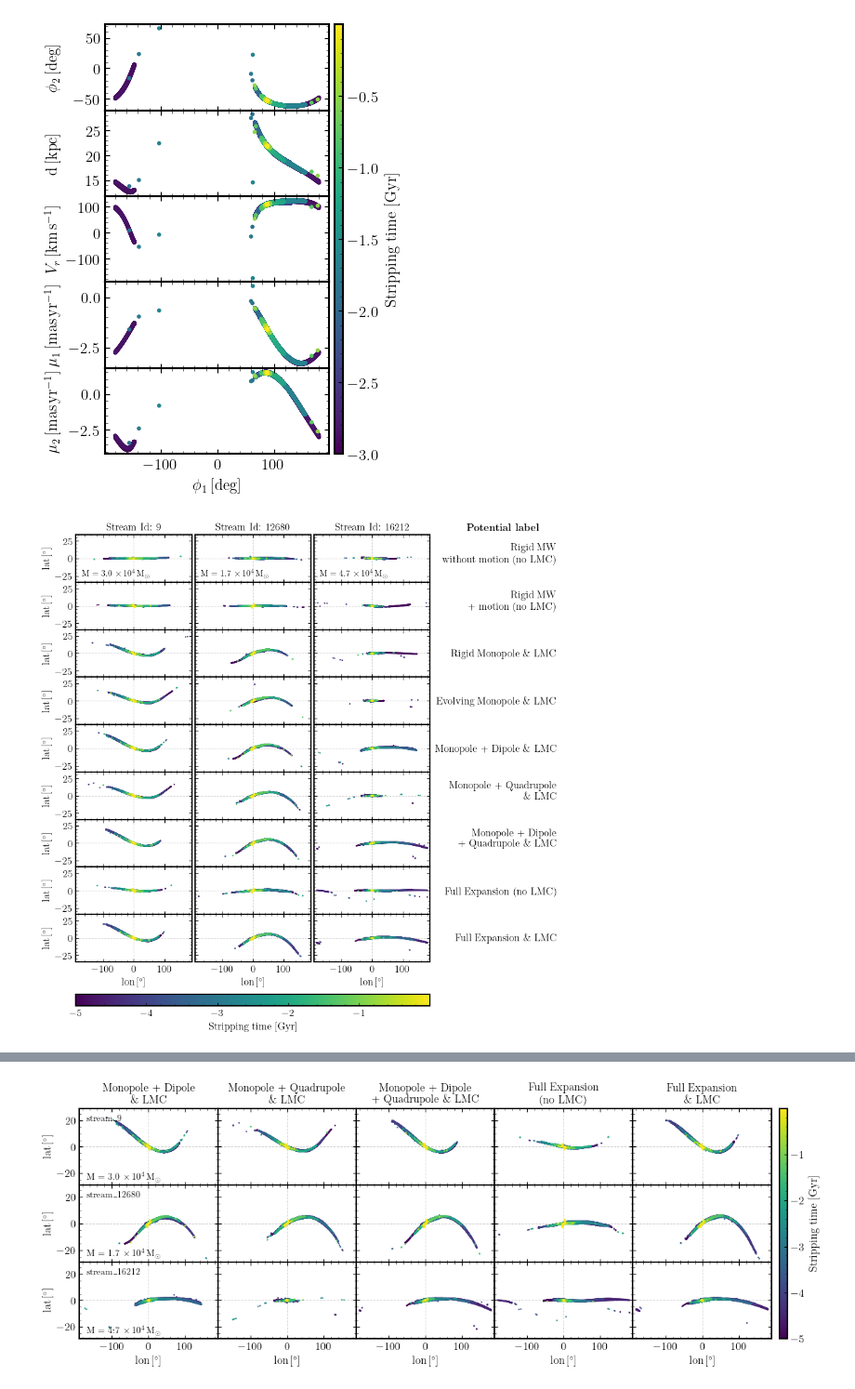
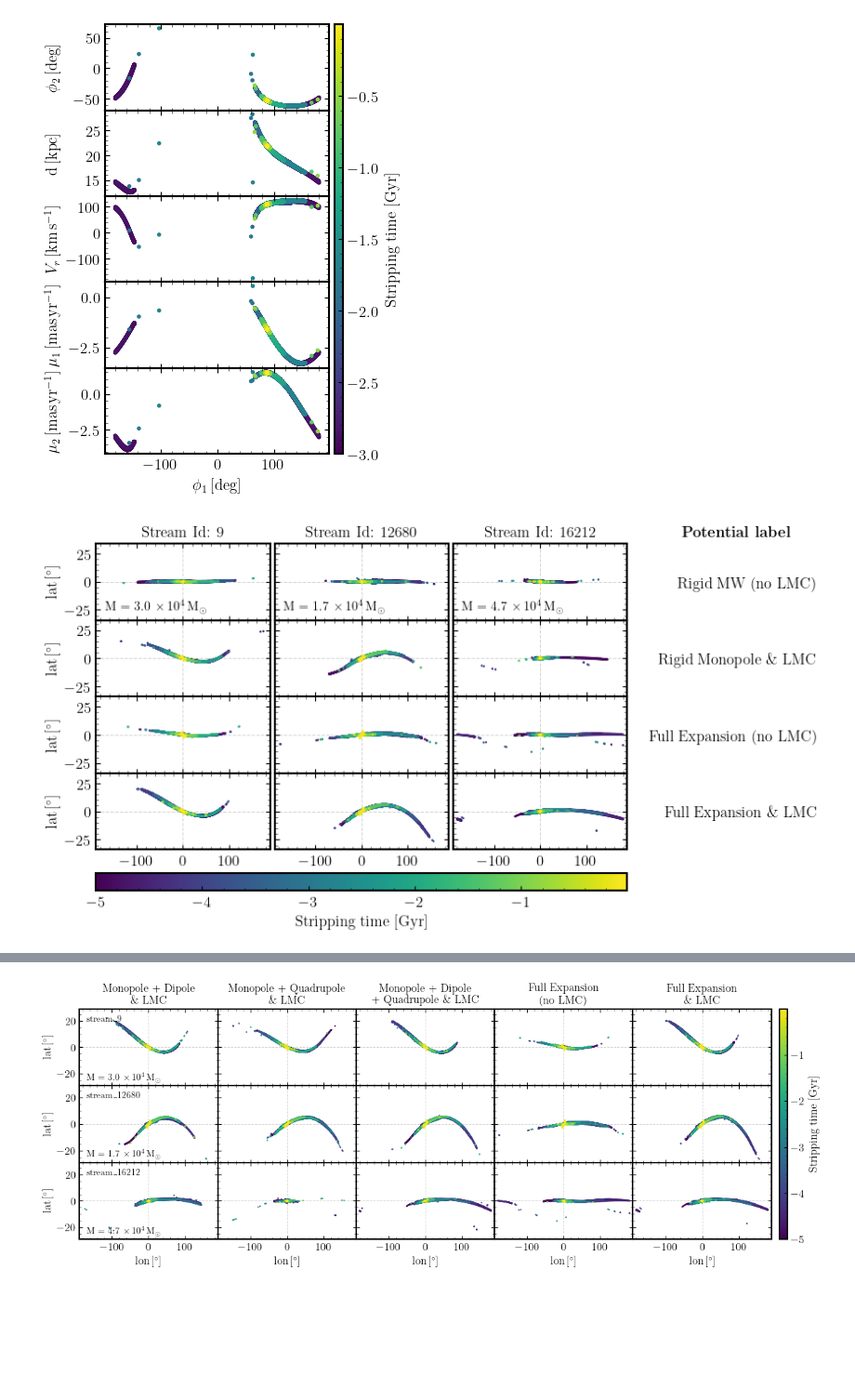
Before and after one commit to dc-broo3/oceanus, a Jupyter notebook: analysis/visualisation.ipynb, the cells around one changed output, grey strips where cells are left out. Shown at 93% size. Saved outputs shown, nothing was run; the diff lists cells and outputs as text; code cells hidden in the pictures; blank space fills up the shorter version.

```diff
--- a/analysis/visualisation.ipynb
+++ b/analysis/visualisation.ipynb
@@ -40,0 +98,4 @@ cylcache::read_cyl_cache: trying to read cached table . . . success!!
+# %%
+with h5py.File('../analysis/stream-runs/combined-files/zenodo-data/full-MWhalo-full-MWdisc-full-LMC.hdf5','r') as file:
+
+    print(np.array(file['stream_0']['positions'])[-10:])
@@ -459,7 +531,7 @@ def plot_stream_frames_portrait(streams, path, potentials, labels, titles, figsi
 
     t_idx = -1
 
-    fig, ax = plt.subplots(9, 3, sharex='col', sharey=True, figsize=figsize)
+    fig, ax = plt.subplots(len(potentials), len(streams), sharex='col', sharey=True, figsize=figsize)
     plt.subplots_adjust(hspace=0, wspace=0.025)
 
     for j in range(len(potentials)):
@@ -541,20 +613,30 @@ def plot_stream_frames_portrait(streams, path, potentials, labels, titles, figsi
 # %%
 streams = list(['stream_9', 'stream_12680', 'stream_16212'])
 stream_labels = list(['Stream Id: 9', 'Stream Id: 12680', 'Stream Id: 16212'])
 path = '/mnt/ceph/users/rbrooks/oceanus/analysis/stream-runs/combined-files/16384-dt1Myr/'
-plotname = 'fig1-portrait'
-fs = (7.5,11.5)
+# plotname = 'fig1-portrait'
 
-potentials = list(['rigid-mw.hdf5','static-mw.hdf5', 'rm-MWhalo-full-MWdisc-full-LMC.hdf5', 'em-MWhalo-full-MWdisc-full-LMC.hdf5',
-                  'md-MWhalo-full-MWdisc-full-LMC.hdf5', 'mq-MWhalo-full-MWdisc-full-LMC.hdf5', 'mdq-MWhalo-full-MWdisc-full-LMC.hdf5',\
+
+# fs = (7.5,11.5)
+
+# potentials = list(['rigid-mw.hdf5','static-mw.hdf5', 'rm-MWhalo-full-MWdisc-full-LMC.hdf5', 'em-MWhalo-full-MWdisc-full-LMC.hdf5',
+#                   'md-MWhalo-full-MWdisc-full-LMC.hdf5', 'mq-MWhalo-full-MWdisc-full-LMC.hdf5', 'mdq-MWhalo-full-MWdisc-full-LMC.hdf5',\
+#                         'full-MWhalo-full-MWdisc-no-LMC.hdf5', 'full-MWhalo-full-MWdisc-full-LMC.hdf5'])
+
+# labels = list(['Rigid MW \n without motion (no LMC)', 'Rigid MW \n + motion (no LMC)', 'Rigid Monopole \& LMC', 'Evolving Monopole \& LMC',
+#               'Monopole + Dipole \& LMC', 'Monopole + Quadrupole \n \& LMC', 'Monopole + Dipole \n + Quadrupole \& LMC', \
+#                'Full Expansion (no LMC)', 'Full Expansion \& LMC'])
+
+
+plotname = 'lonlat-fig8-potls'
+fs = (7.5,5.5)
+
+potentials = list(['rigid-mw.hdf5','rm-MWhalo-full-MWdisc-full-LMC.hdf5',
                         'full-MWhalo-full-MWdisc-no-LMC.hdf5', 'full-MWhalo-full-MWdisc-full-LMC.hdf5'])
 
-labels = list(['Rigid MW \n without motion (no LMC)', 'Rigid MW \n + motion (no LMC)', 'Rigid Monopole \& LMC', 'Evolving Monopole \& LMC',
-              'Monopole + Dipole \& LMC', 'Monopole + Quadrupole \n \& LMC', 'Monopole + Dipole \n + Quadrupole \& LMC', \
+labels = list(['Rigid MW (no LMC)', 'Rigid Monopole \& LMC',
                'Full Expansion (no LMC)', 'Full Expansion \& LMC'])
 
-# potentials = list(['rigid-mw.hdf5', 'static-mw.hdf5'])
-
 plot_stream_frames_portrait(streams, path, potentials, labels, stream_labels, fs, plotname, True)
 # %% [output]
-[figure, old version]
+[figure, new version]
```
Also changed, not shown: parts of 3 cells of this notebook, 43 other files.
